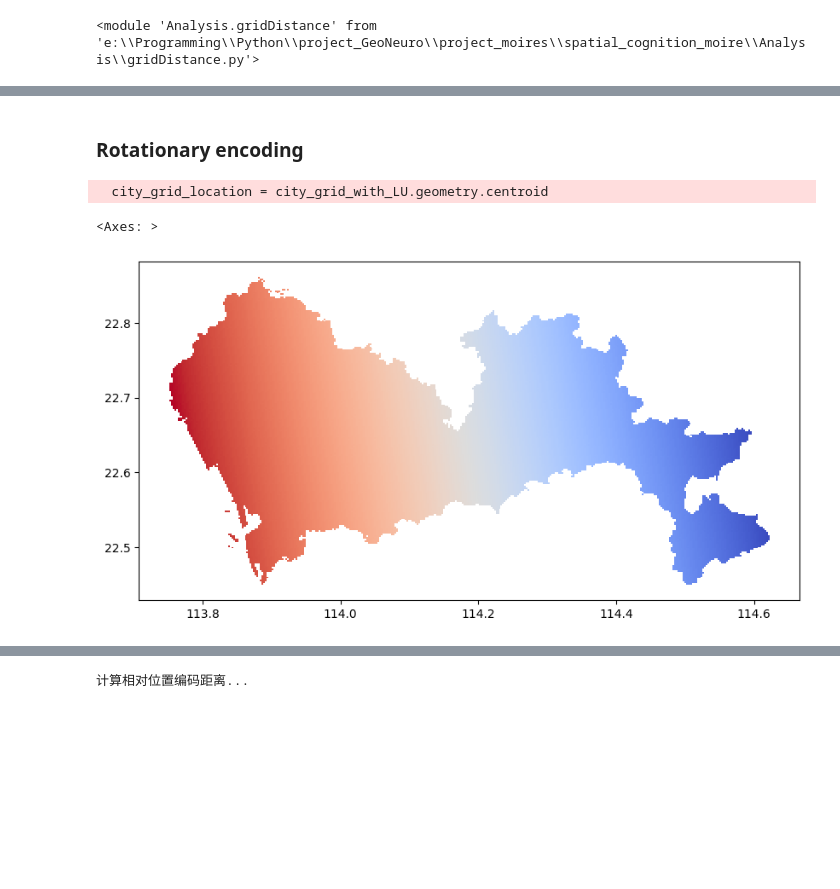
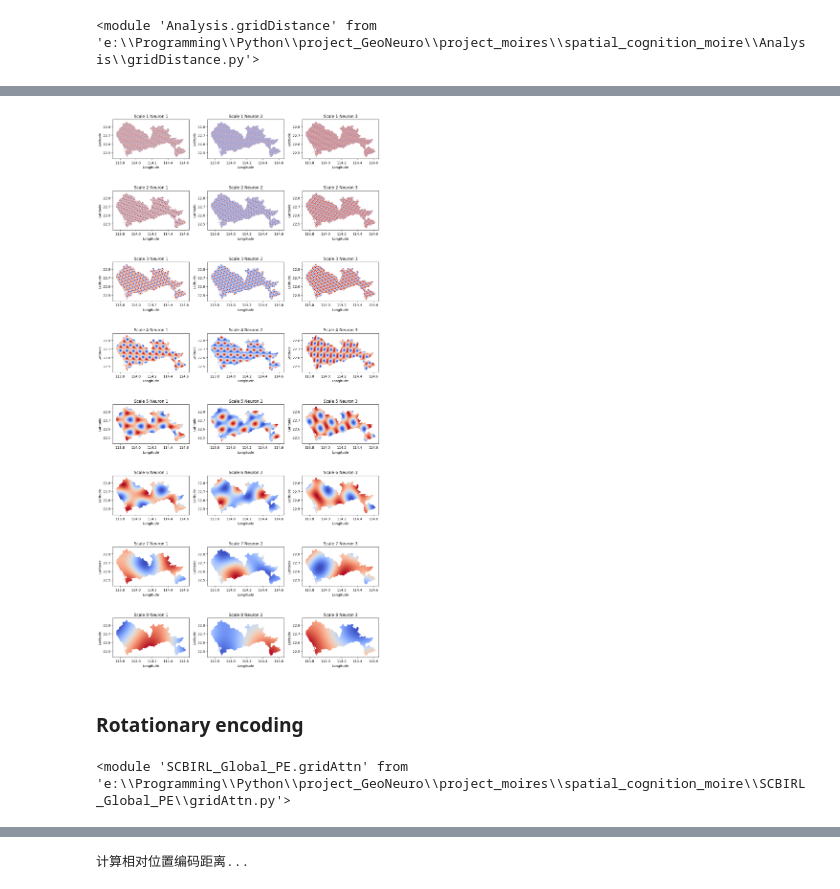
Before and after one commit to Cover-WU/UrbanCog-IRL, a Jupyter notebook: Analysis/Explain.ipynb, the cells around one changed output, grey strips where cells are left out. Drawn from its saved outputs; the diff is of its cells as text; code cells hidden in the pictures; blank space fills up the shorter version.

```diff
--- a/Analysis/Explain.ipynb
+++ b/Analysis/Explain.ipynb
@@ -545,3 +629,35 @@ plt.show()
+# %%
+# 可视化绝对位置编码的激活模式
+# 每行是一个尺度，每行中三个子图是一组网格细胞
+num_level = global_pe_activation.shape[1]  # 假设第二维是尺度数
+num_cells_per_scale = 3  # 每个尺度显示3个网格细胞
+nrows = num_level
+ncols = num_cells_per_scale
+
+fig, axes = plt.subplots(nrows=nrows, ncols=ncols, figsize=(12, 3 * nrows))
+
+# 如果只有一行或一列，axes 需要reshape
+if nrows == 1:
+    axes = axes[None, :]
+if ncols == 1:
+    axes = axes[:, None]
+
+for level_idx in range(num_level):
+    for cell_idx in range(num_cells_per_scale):
+        ax = axes[level_idx, cell_idx]
+        # global_pe_activation: (num_points, num_scales, num_cells_per_scale*...?)
+        # 这里假设最后一维>=num_cells_per_scale
+        city_grid_with_LU['global_firing'] = global_pe_activation[:, level_idx, cell_idx]
+        city_grid_with_LU.plot(column='global_firing', cmap='coolwarm', ax=ax, legend=False)
+        ax.set_title(f'Scale {level_idx+1} Neuron {cell_idx+1}')
+        ax.set_xlabel('Longitude')
+        ax.set_ylabel('Latitude')
+
+
+plt.tight_layout()
+plt.show()
+# %% [output]
+[figure, added]
 # %% [markdown]
 ### Rotationary encoding
 # %%
@@ -554,10 +667,8 @@ import haiku as hk
-# %%
-path = './data/city_grid_features/city_grid_features.geojson'
-city_grid_with_LU = gpd.read_file(path)
-city_grid_location = city_grid_with_LU.geometry.centroid
-city_grid_location_array = np.array([(p.x, p.y) for p in city_grid_location])
-# %% [output]
-  city_grid_location = city_grid_with_LU.geometry.centroid
+# %%
+# reload the module
+importlib.reload(gridAttn)
+# %% [output]
+<module 'SCBIRL_Global_PE.gridAttn' from 'e:\\Programming\\Python\\project_GeoNeuro\\project_moires\\spatial_cognition_moire\\SCBIRL_Global_PE\\gridAttn.py'>
 # %%
 euclidean_dim = 2; num_scale = 4; seed = 41310
 random_key = random.PRNGKey(seed)
@@ -584,5 +688,0 @@ city_grid_cell_activation = pd.concat([city_grid_with_LU, pd.DataFrame(firing_ra
-# %%
-city_grid_cell_activation.plot(column='scale_3', cmap='coolwarm', figsize=(10, 10))
-# %% [output]
-<Axes: >
-[figure, removed]
```
Also changed, not shown: parts of 10 cells of this notebook, 4 other files.
